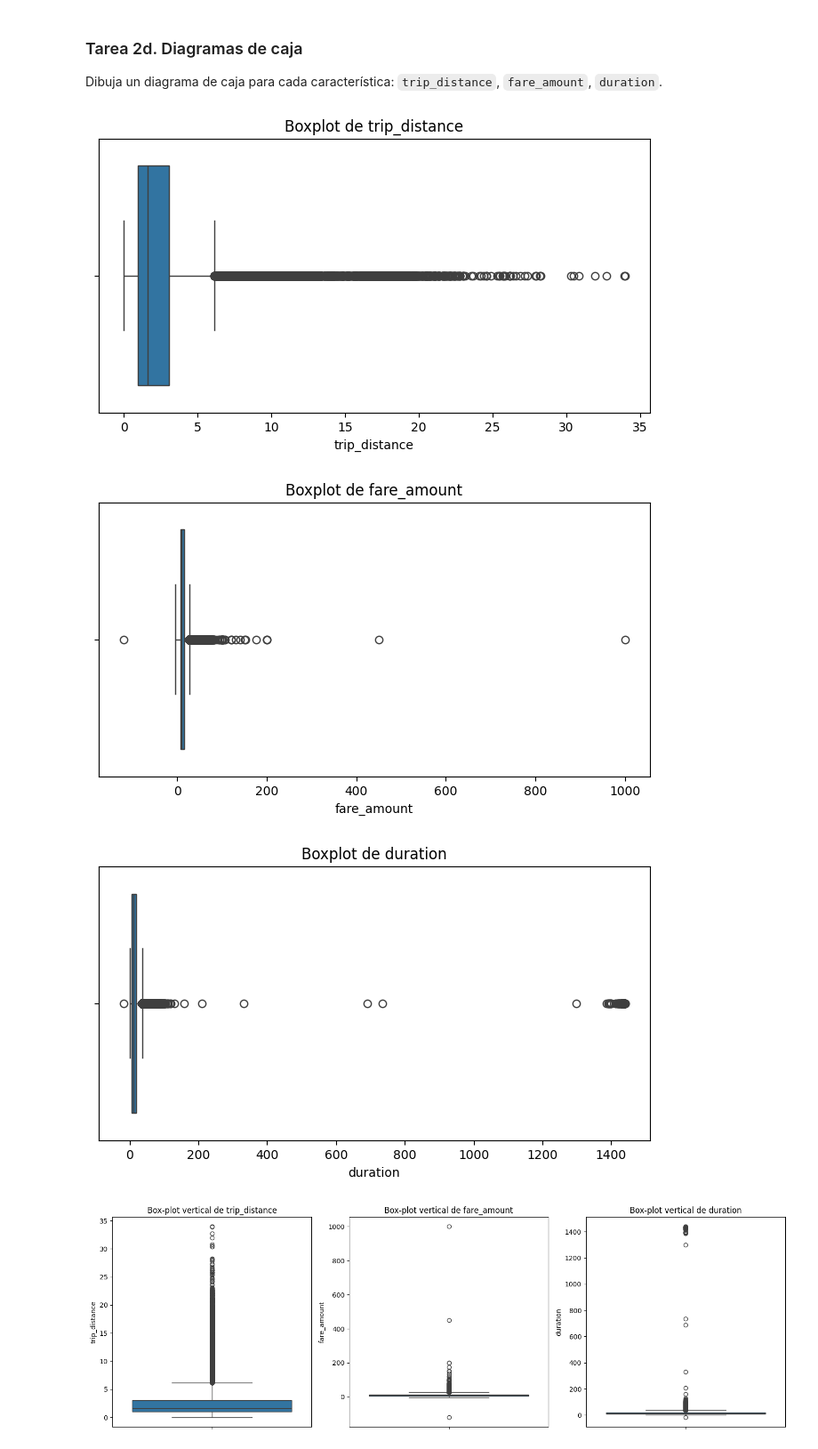
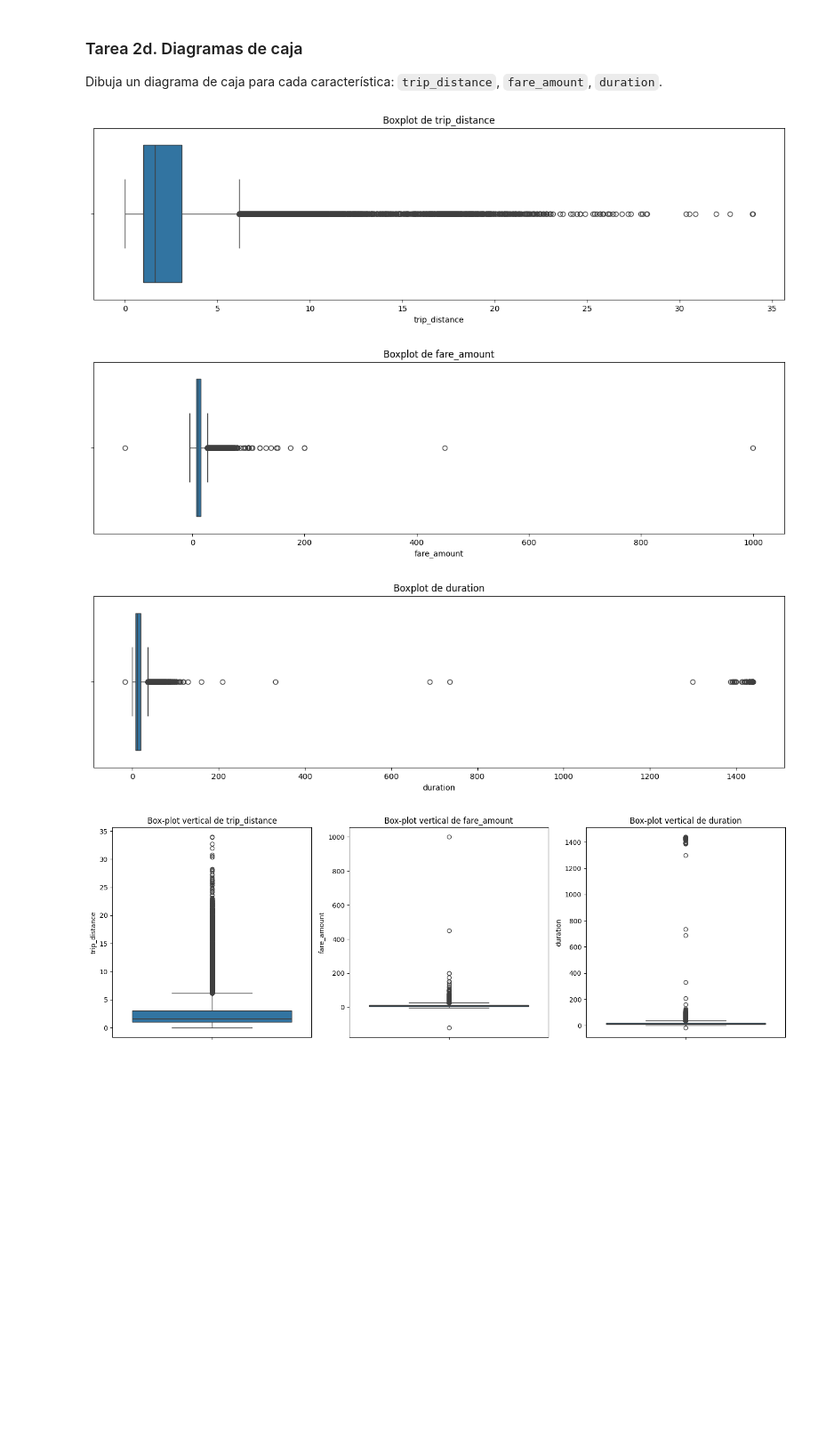
Before and after one commit to emipaz/Curso_Regresiones, a Jupyter notebook: Modulo_6/Automatidata/Activity_ Course 5 Automatidata project lab_es.ipynb, the cells around one changed output. Shown at 89% size. Saved outputs shown, nothing was run; the diff lists cells and outputs as text; code cells hidden in the pictures; blank space fills up the shorter version.

```diff
--- a/Modulo_6/Automatidata/Activity_ Course 5 Automatidata project lab_es.ipynb
+++ b/Modulo_6/Automatidata/Activity_ Course 5 Automatidata project lab_es.ipynb
@@ -245,17 +264,17 @@ Dibuja un diagrama de caja para cada característica: `trip_distance`, `fare_amo
 # %%
 ### YOUR CODE HERE ###
 # Dibuja un diagrama de caja para cada característica: `trip_distance`, `fare_amount`, `duration`.
 features = ["trip_distance", "fare_amount", "duration"]
 for feature in features:
-    plt.figure(figsize=(8, 4))
+    plt.figure(figsize=(16, 4))
     sns.boxplot(x=df0[feature])
     plt.title(f"Boxplot de {feature}")
     plt.xlabel(feature)
     plt.show()
 # %% [output]
-[figure, old version]
+[figure, new version]
-[figure, old version]
+[figure, new version]
-[figure, old version]
+[figure, new version]
 # %%
 # -------------------------------------------------
 # 1️⃣  Box‑plots verticales
```
Also changed, not shown: parts of 14 cells of this notebook, 1 other file.
